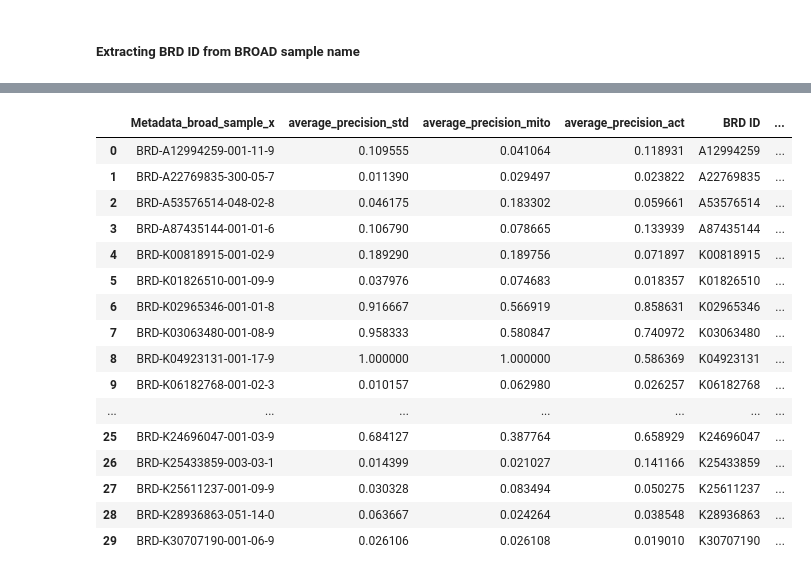
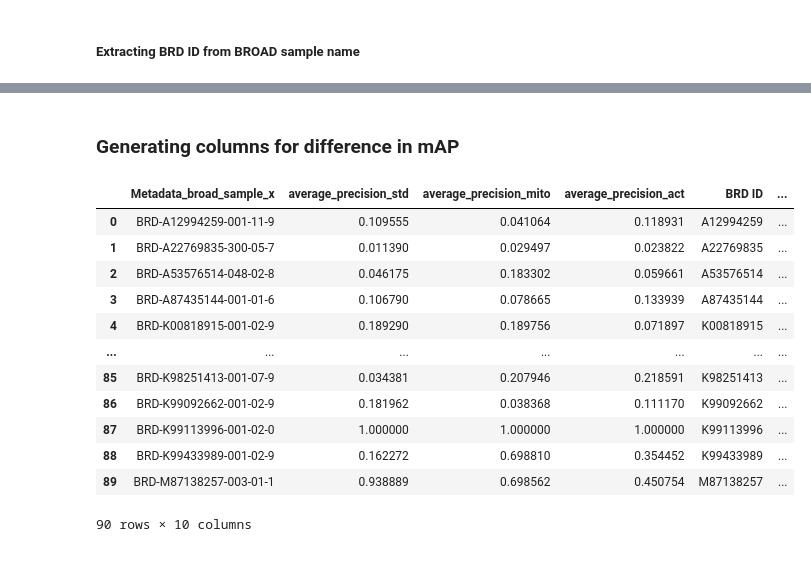
Before and after one commit to broadinstitute/2022_09_07_New_phenotypic_dye_testing_CDoT_Broad, a Jupyter notebook: copairs.ipynb, the cells around one changed output, grey strips where cells are left out. Cells and saved outputs as stored; diff of their text form; code cells hidden in the pictures.

```diff
--- a/copairs.ipynb
+++ b/copairs.ipynb
@@ -197,22 +217,23 @@ combined_moa_df = pd.merge(combined_df,moa_metadata, on = 'BRD ID')
+# %% [markdown]
+### Generating columns for difference in mAP
+# %%
+combined_moa_df['std_vs_act'] = combined_moa_df['average_precision_std'] - combined_moa_df['average_precision_act']
+combined_moa_df['std_vs_mito'] = combined_moa_df['average_precision_std'] - combined_moa_df['average_precision_mito']
 # %%
 combined_moa_df.to_csv('copairs_csv\\PrecisionValues_with_MoA_allplates.csv')
 # %%
-combined_moa_df.head(30)
+combined_moa_df
 # %% [output]
 |  | Metadata_broad_sample_x | average_precision_std | average_precision_mito | average_precision_act | BRD ID | ... |
 | 0 | BRD-A12994259-001-11-9 | 0.109555 | 0.041064 | 0.118931 | A12994259 | ... |
 | 1 | BRD-A22769835-300-05-7 | 0.011390 | 0.029497 | 0.023822 | A22769835 | ... |
 | 2 | BRD-A53576514-048-02-8 | 0.046175 | 0.183302 | 0.059661 | A53576514 | ... |
 | 3 | BRD-A87435144-001-01-6 | 0.106790 | 0.078665 | 0.133939 | A87435144 | ... |
 | 4 | BRD-K00818915-001-02-9 | 0.189290 | 0.189756 | 0.071897 | K00818915 | ... |
-| 5 | BRD-K01826510-001-09-9 | 0.037976 | 0.074683 | 0.018357 | K01826510 | ... |
-| 6 | BRD-K02965346-001-01-8 | 0.916667 | 0.566919 | 0.858631 | K02965346 | ... |
-| 7 | BRD-K03063480-001-08-9 | 0.958333 | 0.580847 | 0.740972 | K03063480 | ... |
-| 8 | BRD-K04923131-001-17-9 | 1.000000 | 1.000000 | 0.586369 | K04923131 | ... |
-| 9 | BRD-K06182768-001-02-3 | 0.010157 | 0.062980 | 0.026257 | K06182768 | ... |
 | ... | ... | ... | ... | ... | ... | ... |
-| 25 | BRD-K24696047-001-03-9 | 0.684127 | 0.387764 | 0.658929 | K24696047 | ... |
-| 26 | BRD-K25433859-003-03-1 | 0.014399 | 0.021027 | 0.141166 | K25433859 | ... |
-| 27 | BRD-K25611237-001-09-9 | 0.030328 | 0.083494 | 0.050275 | K25611237 | ... |
-| 28 | BRD-K28936863-051-14-0 | 0.063667 | 0.024264 | 0.038548 | K28936863 | ... |
-| 29 | BRD-K30707190-001-06-9 | 0.026106 | 0.026108 | 0.019010 | K30707190 | ... |
+| 85 | BRD-K98251413-001-07-9 | 0.034381 | 0.207946 | 0.218591 | K98251413 | ... |
+| 86 | BRD-K99092662-001-02-9 | 0.181962 | 0.038368 | 0.111170 | K99092662 | ... |
+| 87 | BRD-K99113996-001-02-0 | 1.000000 | 1.000000 | 1.000000 | K99113996 | ... |
+| 88 | BRD-K99433989-001-02-9 | 0.162272 | 0.698810 | 0.354452 | K99433989 | ... |
+| 89 | BRD-M87138257-003-01-1 | 0.938889 | 0.698562 | 0.450754 | M87138257 | ... |
+90 rows × 10 columns
```
Also changed, not shown: parts of 4 cells of this notebook, 7 other files.
